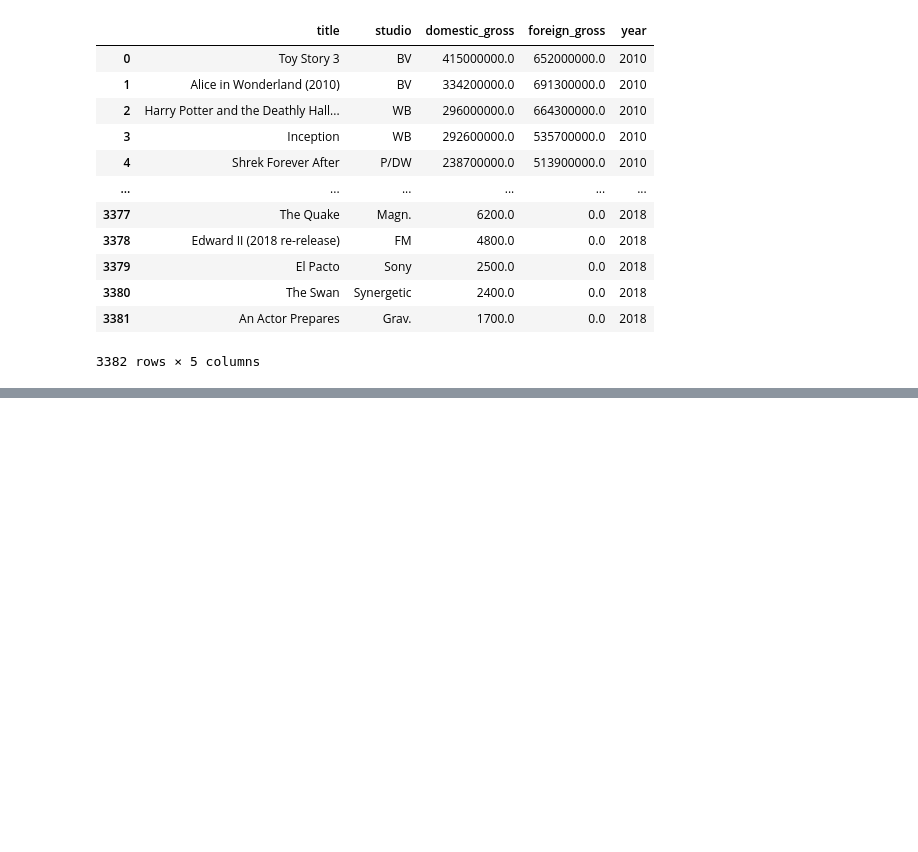
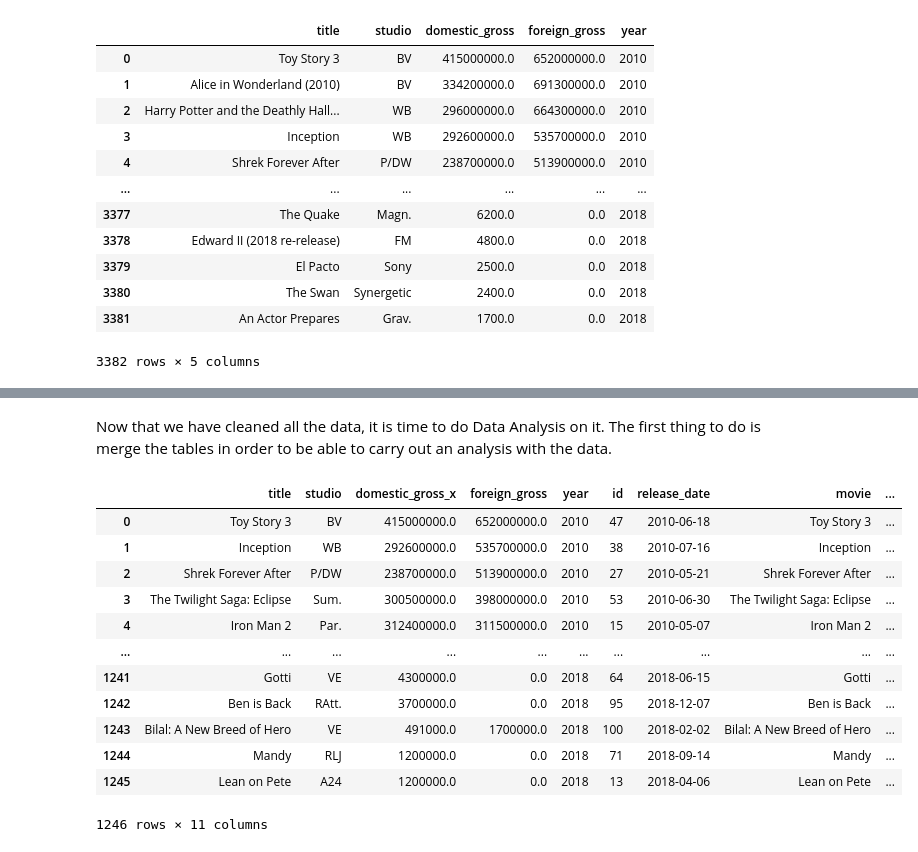
Before and after one commit to William-Itotia/dsc-phase-1-project-Microsoft-Analysis, a Jupyter notebook: student.ipynb, the cells around one changed output, grey strips where cells are left out. Saved outputs shown, nothing was run; the diff lists cells and outputs as text; code cells hidden in the pictures; blank space fills up the shorter version.

```diff
--- a/student.ipynb
+++ b/student.ipynb
@@ -352,0 +349,20 @@ pd.read_csv('tmdb_movies_cleaned.csv')
+# %% [markdown]
+Now that we have cleaned all the data, it is time to do Data Analysis on it. The first thing to do
+is merge the tables in order to be able to carry out an analysis with the data.
+# %%
+#Merge cleaned_tn_movie_budgets and cleaned_bom_movie_gross
+merged_movie_gross_budget =
+# %% [output]
+|  | title | studio | domestic_gross_x | foreign_gross | year | id | release_date | movie | ... |
+| 0 | Toy Story 3 | BV | 415000000.0 | 652000000.0 | 2010 | 47 | 2010-06-18 | Toy Story 3 | ... |
+| 1 | Inception | WB | 292600000.0 | 535700000.0 | 2010 | 38 | 2010-07-16 | Inception | ... |
+| 2 | Shrek Forever After | P/DW | 238700000.0 | 513900000.0 | 2010 | 27 | 2010-05-21 | Shrek Forever After | ... |
+| 3 | The Twilight Saga: Eclipse | Sum. | 300500000.0 | 398000000.0 | 2010 | 53 | 2010-06-30 | The Twilight Saga: Eclipse | ... |
+| 4 | Iron Man 2 | Par. | 312400000.0 | 311500000.0 | 2010 | 15 | 2010-05-07 | Iron Man 2 | ... |
+| ... | ... | ... | ... | ... | ... | ... | ... | ... | ... |
+| 1241 | Gotti | VE | 4300000.0 | 0.0 | 2018 | 64 | 2018-06-15 | Gotti | ... |
+| 1242 | Ben is Back | RAtt. | 3700000.0 | 0.0 | 2018 | 95 | 2018-12-07 | Ben is Back | ... |
+| 1243 | Bilal: A New Breed of Hero | VE | 491000.0 | 1700000.0 | 2018 | 100 | 2018-02-02 | Bilal: A New Breed of Hero | ... |
+| 1244 | Mandy | RLJ | 1200000.0 | 0.0 | 2018 | 71 | 2018-09-14 | Mandy | ... |
+| 1245 | Lean on Pete | A24 | 1200000.0 | 0.0 | 2018 | 13 | 2018-04-06 | Lean on Pete | ... |
+1246 rows × 11 columns
```
Also changed, not shown: parts of 7 cells of this notebook.
